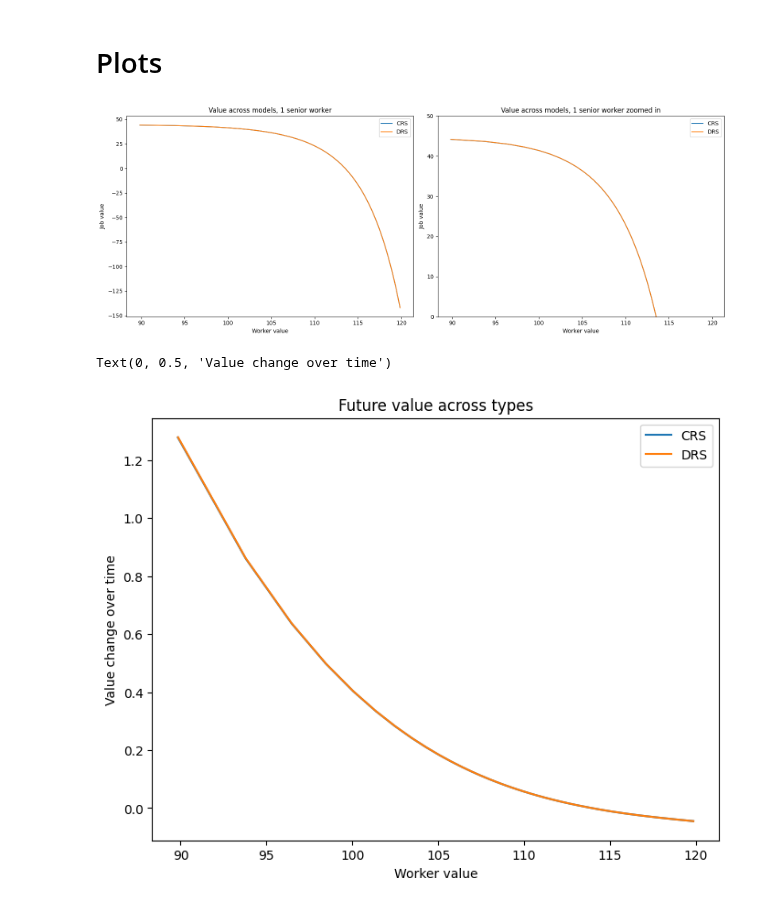
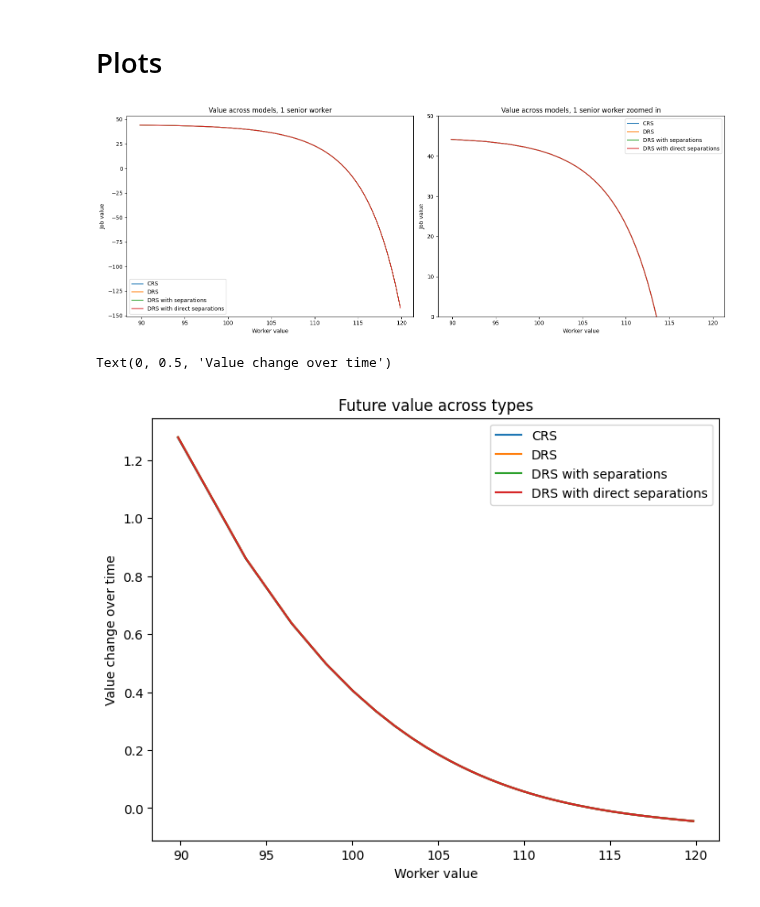
Before and after one commit to zalandru/Dynamic-Contracting-Multi-worker-Firm, a Jupyter notebook: Multiworker_wage_2steps/Initiating MWF.ipynb, the cells around one changed output. Cells and saved outputs as stored; diff of their text form; code cells hidden in the pictures.

Commit message:
New version of direct separations
Need correction of the corner cases I think

```diff
--- a/Multiworker_wage_2steps/Initiating MWF.ipynb
+++ b/Multiworker_wage_2steps/Initiating MWF.ipynb
@@ -33,0 +66,7 @@ array([[ 5.26346398,  5.47545891,  8.10242025, 10.46330877, 12.29337685,
+# %%
+#%%timeit
+from Multiworker_Contract_sep import MultiworkerContract
+K=2 #number of tenure levels
+mwc=MultiworkerContract(p,cc.js)
+(mwc_s_J,mwc_s_W,mwc_s_Wstar,mwc_s_sep)=mwc.J()
+#(mwc_J,mwc_W,mwc_Wstar,mwc_pc,mwc_n1)=mwc.J(0,mwc_J,mwc_W)
@@ -96,22 +154,3 @@ Errors: nan 9.999537188659831e-12 nan 1.413831643235188e-13 1
-# %%
-#%%timeit
-from Multiworker_Contract_sep_new import MultiworkerContract
-K=2 #number of tenure levels
-mwc=MultiworkerContract(p,cc.js)
-(mwc_J,mwc_W,mwc_Wstar,mwc_sep)=mwc.J()
-#(mwc_J,mwc_W,mwc_Wstar,mwc_pc,mwc_n1)=mwc.J(0,mwc_J,mwc_W)
-# %%
-#%%timeit
-from Multiworker_Contract_sep import MultiworkerContract
-K=2 #number of tenure levels
-mwc=MultiworkerContract(p,cc.js)
-(mwc_s_J,mwc_s_W,mwc_s_Wstar,mwc_s_sep,mwc_s_pc)=mwc.J()
-# %%
-#%%timeit
-from Multiworker_Contract_sep_direct import MultiworkerContract
-K=2 #number of tenure levels
-mwc=MultiworkerContract(p,cc.js)
-(mwc_s_J,mwc_s_W,mwc_s_Wstar,mwc_s_sep,mwc_s_pc)=mwc.J()
 # %% [markdown]
 # Plots
 # %%
@@ -131,7 +170,8 @@ plt.subplot(1, 2, 1)  # 1 row, 2 columns, first subplot
 plt.plot(cc_W[p.z_0-1, :], cc_J[p.z_0-1, :], label='CRS')
 plt.plot(mwc_W[p.z_0-1, 0, 1, :, 1], mwc_J[p.z_0-1, 0, 1, :], label='DRS')
 #plt.plot(mwc_inter_W[p.z_0-1, 0, 1, :, 1], mwc_inter_J[p.z_0-1, 0, 1, :], label='DRS with extrapolation')
-#plt.plot(mwc_s_W[p.z_0-1, 0, 1, :, 1], mwc_s_J[p.z_0-1, 0, 1, :], label='DRS with separations')
+plt.plot(mwc_s_W[p.z_0-1, 0, 1, :, 1], mwc_s_J[p.z_0-1, 0, 1, :], label='DRS with separations')
+plt.plot(mwc_s_dir_W[p.z_0-1, 0, 1, :, 1], mwc_s_dir_J[p.z_0-1, 0, 1, :], label='DRS with direct separations')
 # Add titles and labels
 plt.title('Value across models, 1 senior worker')
 plt.xlabel('Worker value')
@@ -146,7 +186,8 @@ plt.subplot(1, 2, 2)  # 1 row, 2 columns, second subplot
 plt.plot(cc_W[p.z_0-1, :], cc_J[p.z_0-1, :], label='CRS')
 plt.plot(mwc_W[p.z_0-1, 0, 1, :, 1], mwc_J[p.z_0-1, 0, 1, :], label='DRS')
 #plt.plot(mwc_inter_W[p.z_0-1, 0, 1, :, 1], mwc_inter_J[p.z_0-1, 0, 1, :], label='DRS with extrapolation')
-#plt.plot(mwc_s_W[p.z_0-1, 0, 1, :, 1], mwc_s_J[p.z_0-1, 0, 1, :], label='DRS with separations')
+plt.plot(mwc_s_W[p.z_0-1, 0, 1, :, 1], mwc_s_J[p.z_0-1, 0, 1, :], label='DRS with separations')
+plt.plot(mwc_s_dir_W[p.z_0-1, 0, 1, :, 1], mwc_s_dir_J[p.z_0-1, 0, 1, :], label='DRS with direct separations')
 
 # Add titles and labels
 plt.title('Value across models, 1 senior worker zoomed in')
@@ -154,40 +195,42 @@ plt.xlabel('Worker value')
 plt.ylabel('Job value')
 
 plt.ylim([0, 50])
 
 plt.legend()
 
 
 # Adjust layout to prevent overlap
 plt.tight_layout()
 
 # Add legend
 plt.legend()
 
 # Save the plot to a file in the specified directory
 save=0
 if save==1:
     plt.savefig(os.path.join(output_dir,'Value CRS vs DRS.png'), bbox_inches='tight')  # Save as PNG
 
 
 # Optionally set x and y limits
 #plt.xlim([-10, 40])
 #plt.ylim([0, 200])
 # Save the plot to a file
 save=0
 if save==1:
     plt.savefig(os.path.join(output_dir,'Value CRS vs DRS zoom.png'), bbox_inches='tight')  # Save as PNG
 
 # Show the plot (optional)
 plt.show()
 # %% [output]
-[figure, old version]
+[figure, new version]
 # %%
 plt.figure(figsize=(8, 6))  # Width=16 inches, Height=12 inches
 
 # Plot the data
 plt.plot(cc_W[p.z_0-1, :], cc_Wstar[p.z_0-1, :]-cc_W[p.z_0-1, :], label='CRS')
 plt.plot(mwc_W[p.z_0-1, 0, 1,:, 1], mwc_Wstar[p.z_0-1, 0, 1, :]-mwc_W[p.z_0-1, 0, 1,:, 1], label='DRS')
+plt.plot(mwc_s_W[p.z_0-1, 0, 1,:, 1], mwc_s_Wstar[p.z_0-1, 0, 1, :]-mwc_s_W[p.z_0-1, 0, 1,:, 1], label='DRS with separations')
+plt.plot(mwc_s_dir_W[p.z_0-1, 0, 1,:, 1], mwc_s_dir_Wstar[p.z_0-1, 0, 1, :]-mwc_s_dir_W[p.z_0-1, 0, 1,:, 1], label='DRS with direct separations')
 plt.legend()
 # Add titles and labels
 plt.title('Future value across types')
@@ -195,7 +238,7 @@ plt.xlabel('Worker value')
 plt.ylabel('Value change over time')
 # %% [output]
 Text(0, 0.5, 'Value change over time')
-[figure, old version]
+[figure, new version]
 # %%
 import matplotlib.pyplot as plt
 import os
```
Also changed, not shown: parts of 10 cells of this notebook, 6 other files.
